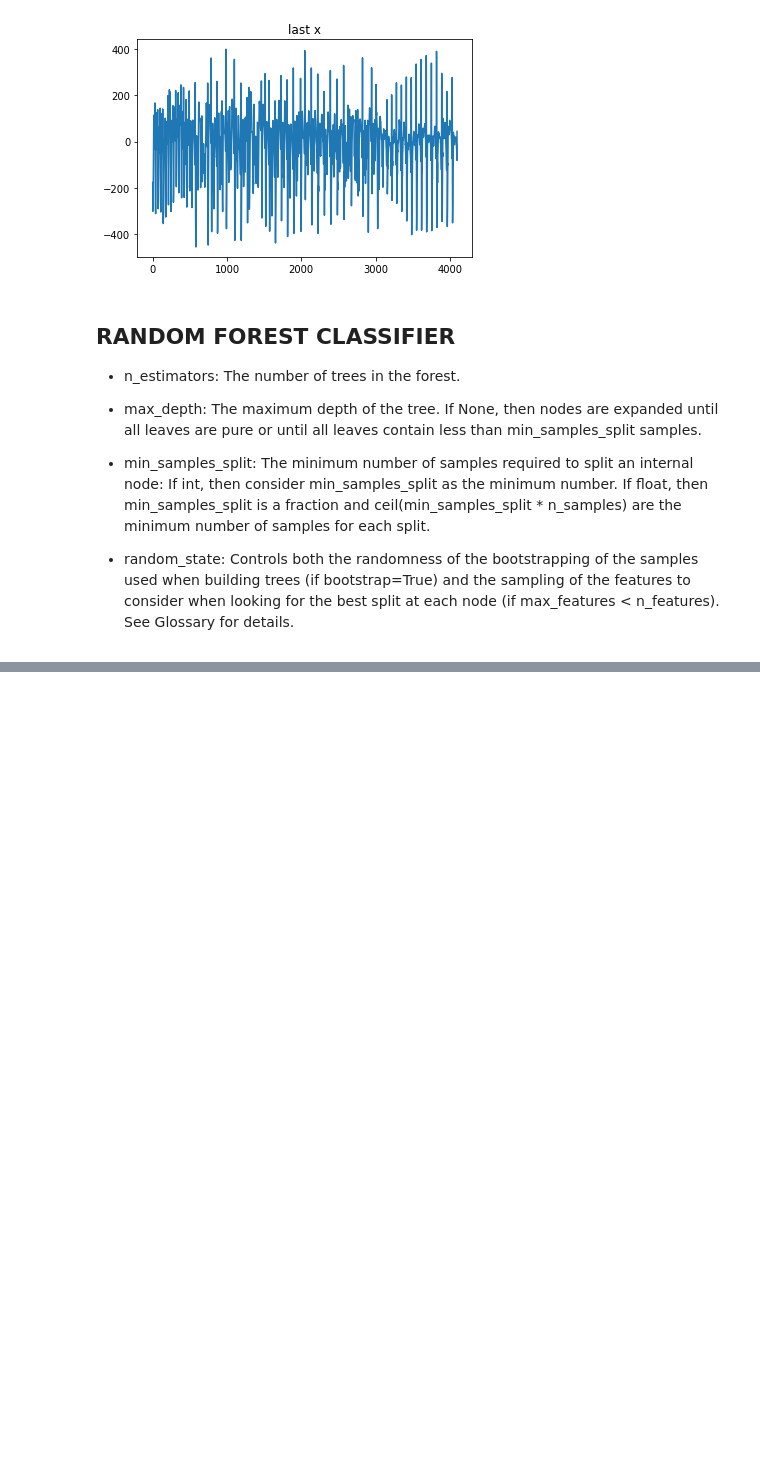
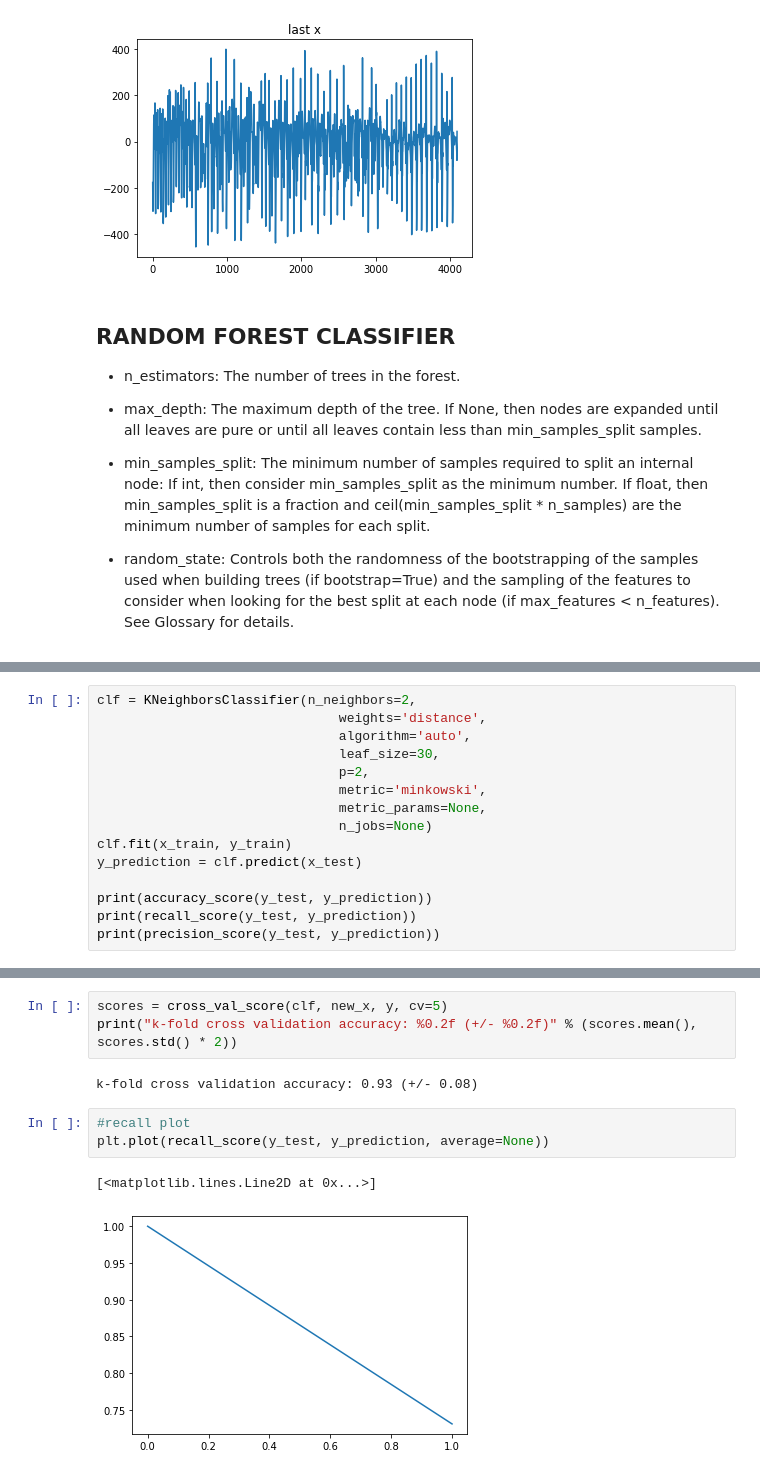
Before and after one commit to msadeqsirjani/eeg-based-epilepsy-detection, a Jupyter notebook: src/app.ipynb, the cells around one changed output, grey strips where cells are left out. Saved outputs shown, nothing was run; the diff lists cells and outputs as text; blank space fills up the shorter version.

```diff
--- a/src/app.ipynb
+++ b/src/app.ipynb
@@ -676,0 +701,15 @@ k-fold cross validation accuracy: 0.97 (+/- 0.07)
+# %%
+clf = KNeighborsClassifier(n_neighbors=2,
+                               weights='distance',
+                               algorithm='auto',
+                               leaf_size=30,
+                               p=2,
+                               metric='minkowski',
+                               metric_params=None,
+                               n_jobs=None)
+clf.fit(x_train, y_train)
+y_prediction = clf.predict(x_test)
+
+print(accuracy_score(y_test, y_prediction))
+print(recall_score(y_test, y_prediction))
+print(precision_score(y_test, y_prediction))
@@ -676,0 +731,11 @@ k-fold cross validation accuracy: 0.97 (+/- 0.07)
+# %%
+scores = cross_val_score(clf, new_x, y, cv=5)
+print("k-fold cross validation accuracy: %0.2f (+/- %0.2f)" % (scores.mean(), scores.std() * 2))
+# %% [output]
+k-fold cross validation accuracy: 0.93 (+/- 0.08)
+# %%
+#recall plot
+plt.plot(recall_score(y_test, y_prediction, average=None))
+# %% [output]
+[<matplotlib.lines.Line2D at 0x...>]
+[figure, added]
```
Also changed, not shown: parts of 15 cells of this notebook.
